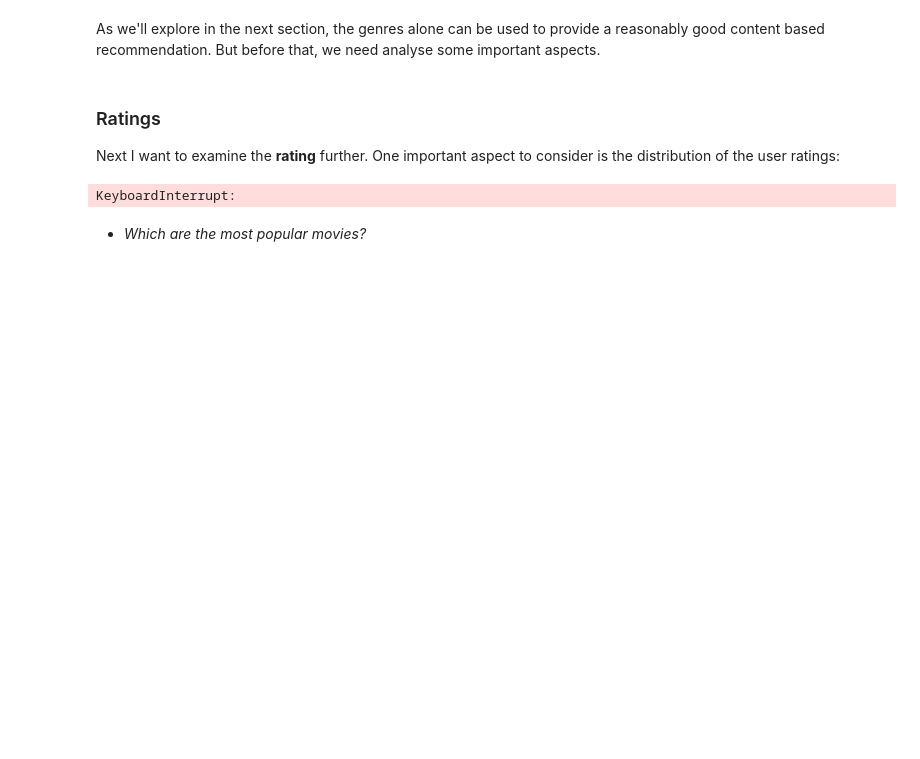
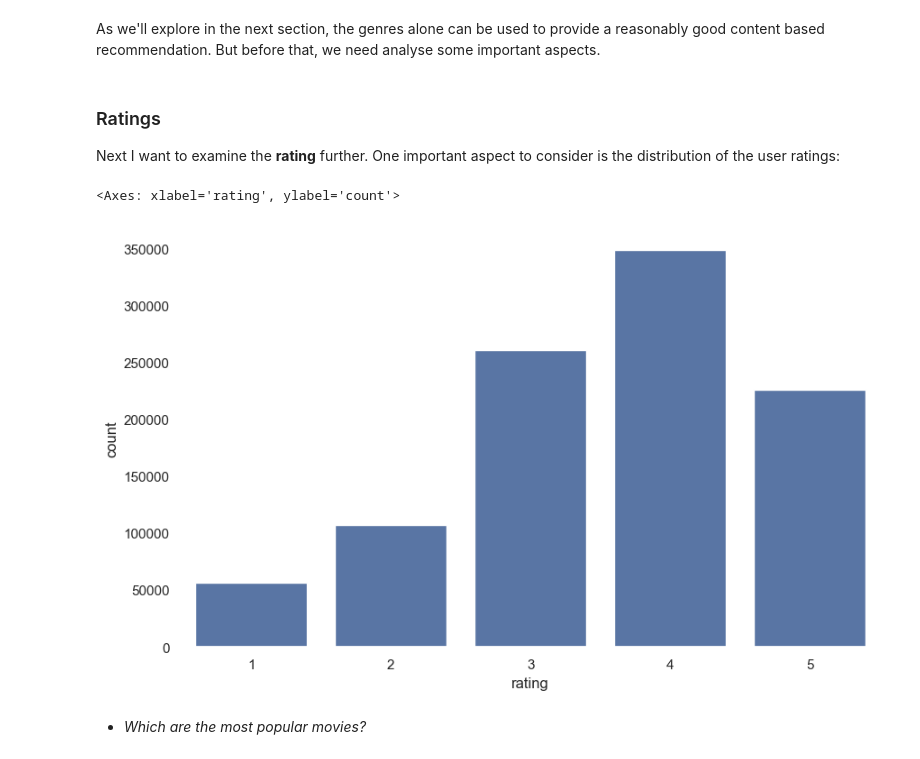
Before and after one commit to SabbosNgang/IR_Proect_Final, a Jupyter notebook: Movie-content-based-recommender-using-tf-idf.ipynb, the cells around one changed output. Drawn from its saved outputs; the diff is of its cells as text; code cells hidden in the pictures; blank space fills up the shorter version.

```diff
--- a/Movie-content-based-recommender-using-tf-idf.ipynb
+++ b/Movie-content-based-recommender-using-tf-idf.ipynb
@@ -110,9 +110,10 @@ Next I want to examine the **rating** further. One important aspect to consider
 # %%
 plt.figure(figsize=(10,6))
 sns.set(rc={'axes.facecolor':'white', 'figure.facecolor':'white'})
-sns.countplot(ratings['rating'].fillna(ratings['rating'].median()))
+sns.countplot(data=ratings, x=ratings['rating'].fillna(ratings['rating'].median()))
 # %% [output]
-KeyboardInterrupt:
+<Axes: xlabel='rating', ylabel='count'>
+[figure, added]
 # %% [markdown]
 * *Which are the most popular movies?*
 # %% [markdown]
```
Also changed, not shown: parts of 2 cells of this notebook.
